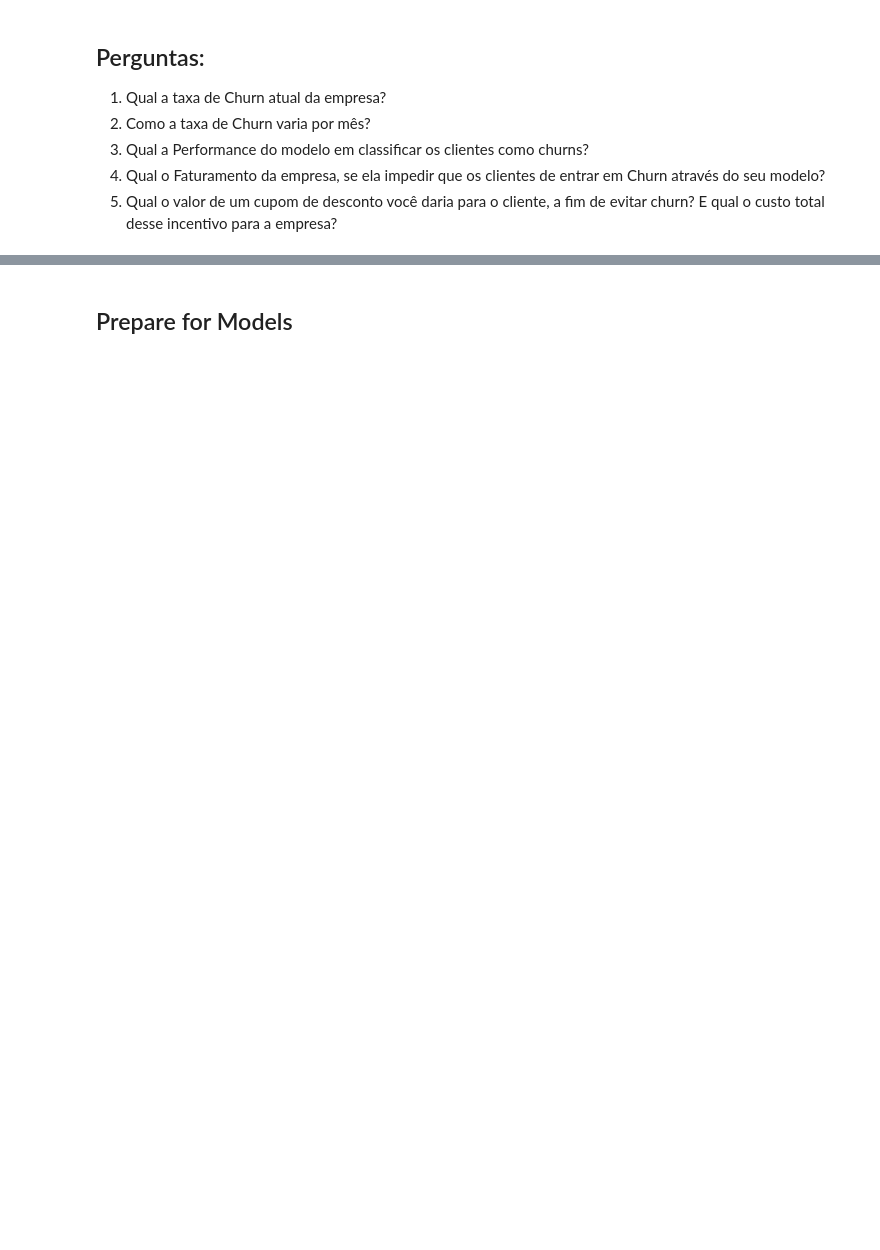
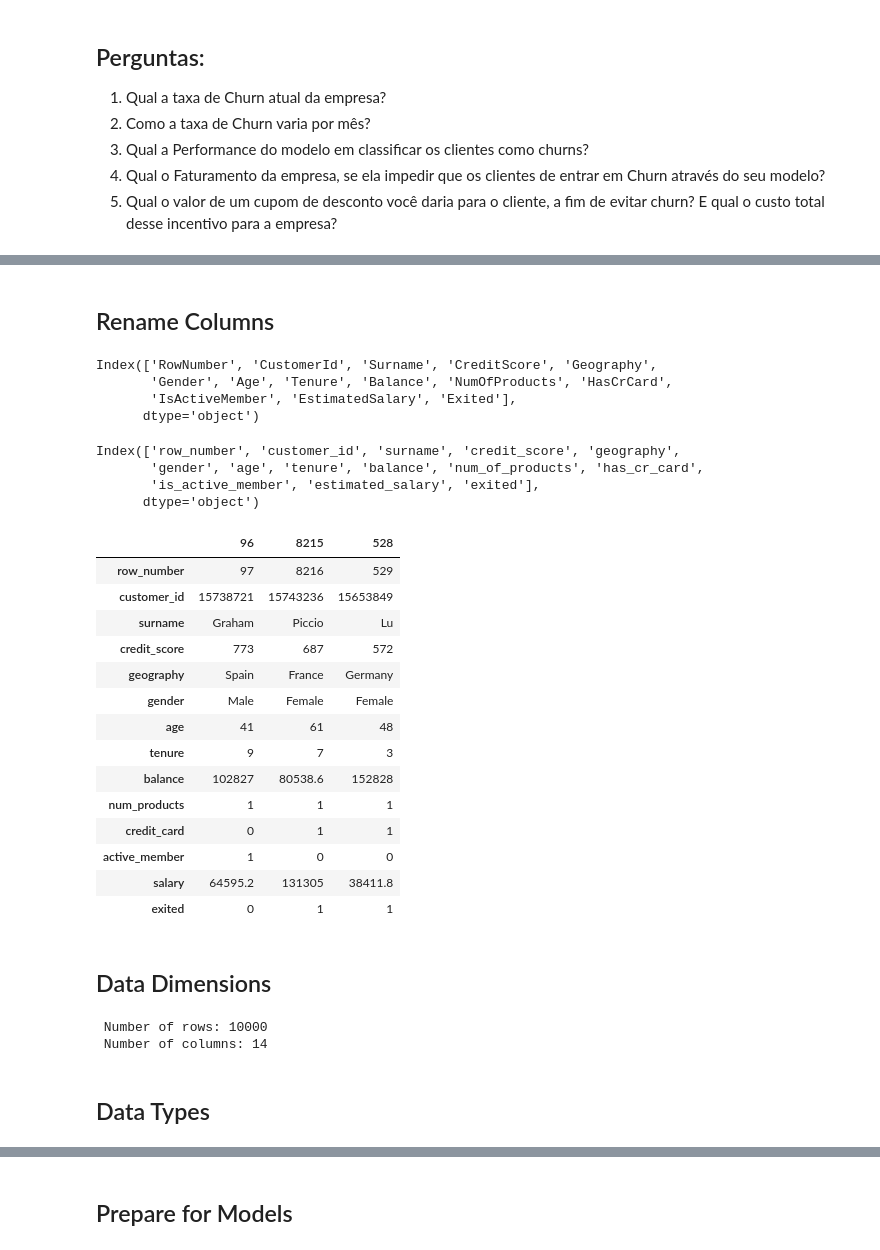
Before and after one commit to gcsantucci/churn_TopBank, a Jupyter notebook: churn_eda.ipynb, the cells around one changed output, grey strips where cells are left out. Drawn from its saved outputs; the diff is of its cells as text; code cells hidden in the pictures; blank space fills up the shorter version.

```diff
--- a/churn_eda.ipynb
+++ b/churn_eda.ipynb
@@ -147,0 +50,3 @@ Index(['CreditScore', 'Geography', 'Gender', 'Age', 'Tenure', 'Balance',
+# %%
+df_raw = pd.read_csv('data/churn.csv')
+df_raw.head()
@@ -147,0 +62,9 @@ Index(['CreditScore', 'Geography', 'Gender', 'Age', 'Tenure', 'Balance',
+# %% [markdown]
+## Rename Columns
+# %%
+df_raw.columns
+# %% [output]
+Index(['RowNumber', 'CustomerId', 'Surname', 'CreditScore', 'Geography',
+       'Gender', 'Age', 'Tenure', 'Balance', 'NumOfProducts', 'HasCrCard',
+       'IsActiveMember', 'EstimatedSalary', 'Exited'],
+      dtype='object')
@@ -147,0 +73,8 @@ Index(['CreditScore', 'Geography', 'Gender', 'Age', 'Tenure', 'Balance',
+# %%
+df1.columns = rename_cols(df_raw.columns)
+df1.columns
+# %% [output]
+Index(['row_number', 'customer_id', 'surname', 'credit_score', 'geography',
+       'gender', 'age', 'tenure', 'balance', 'num_of_products', 'has_cr_card',
+       'is_active_member', 'estimated_salary', 'exited'],
+      dtype='object')
@@ -147,0 +85,29 @@ Index(['CreditScore', 'Geography', 'Gender', 'Age', 'Tenure', 'Balance',
+# %%
+df1.sample(3).T
+# %% [output]
+|  | 96 | 8215 | 528 |
+| row_number | 97 | 8216 | 529 |
+| customer_id | 15738721 | 15743236 | 15653849 |
+| surname | Graham | Piccio | Lu |
+| credit_score | 773 | 687 | 572 |
+| geography | Spain | France | Germany |
+| gender | Male | Female | Female |
+| age | 41 | 61 | 48 |
+| tenure | 9 | 7 | 3 |
+| balance | 102827 | 80538.6 | 152828 |
+| num_products | 1 | 1 | 1 |
+| credit_card | 0 | 1 | 1 |
+| active_member | 1 | 0 | 0 |
+| salary | 64595.2 | 131305 | 38411.8 |
+| exited | 0 | 1 | 1 |
+# %% [markdown]
+## Data Dimensions
+# %%
+nrows, ncols = df1.shape
+print(f' Number of rows: {nrows}')
+print(f' Number of columns: {ncols}')
+# %% [output]
+ Number of rows: 10000
+ Number of columns: 14
+# %% [markdown]
+## Data Types
```
Also changed, not shown: parts of 61 cells of this notebook, 1 other file.
